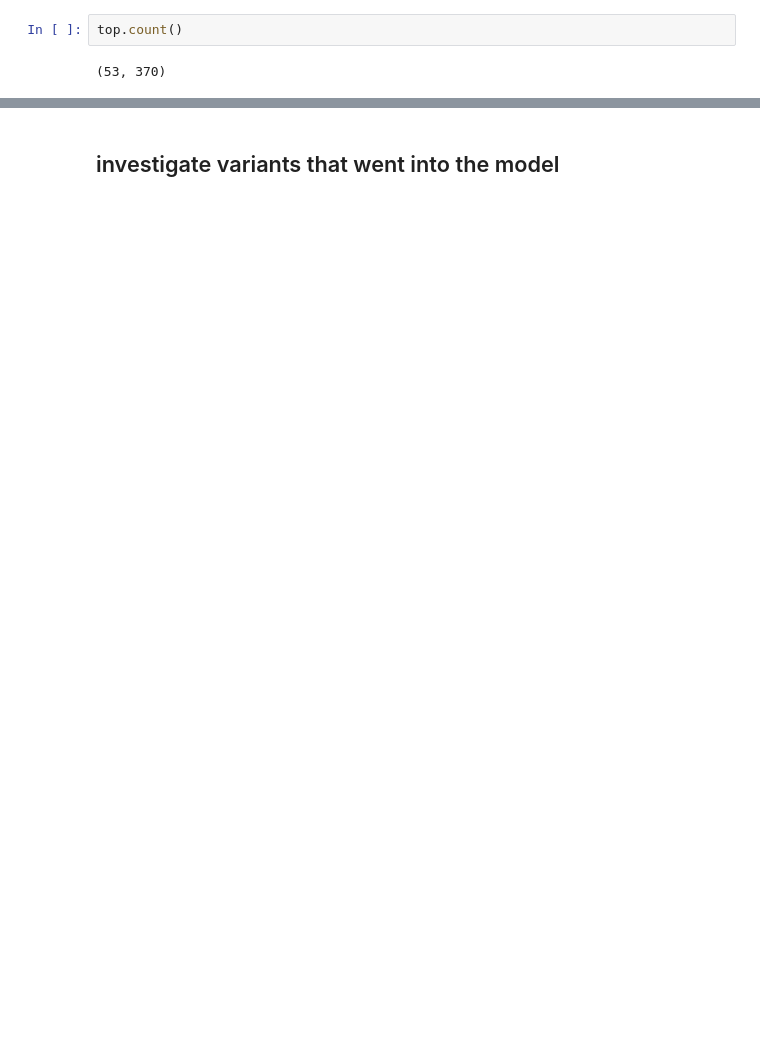
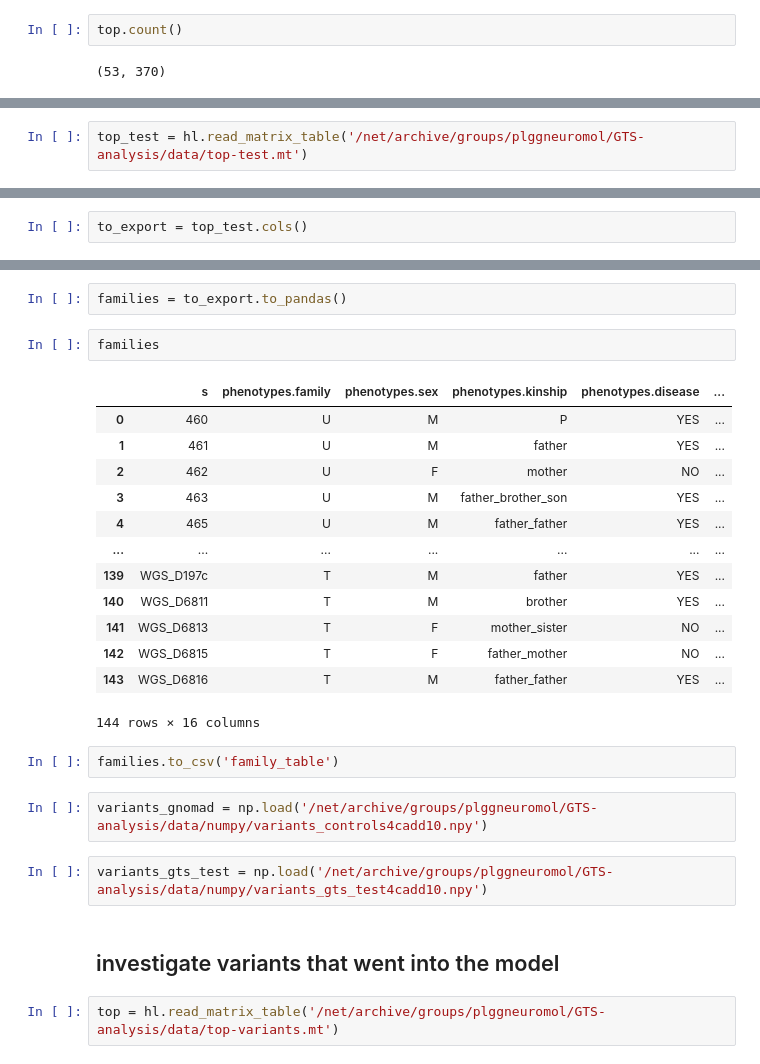
Before and after one commit to ippas/imdik-zekanowski-gts, a Jupyter notebook: GTS-investigate-variants.ipynb, the cells around one changed output, grey strips where cells are left out. Saved outputs shown, nothing was run; the diff lists cells and outputs as text; blank space fills up the shorter version.

```diff
--- a/GTS-investigate-variants.ipynb
+++ b/GTS-investigate-variants.ipynb
@@ -87,0 +184,2 @@ families = top.phenotypes.family.collect()
+# %%
+top_test = hl.read_matrix_table('/net/archive/groups/plggneuromol/GTS-analysis/data/top-test.mt')
@@ -87,0 +278,2 @@ families = top.phenotypes.family.collect()
+# %%
+to_export = top_test.cols()
@@ -88,2 +283,28 @@ families = top.phenotypes.family.collect()
+# %%
+families = to_export.to_pandas()
+# %%
+families
+# %% [output]
+|  | s | phenotypes.family | phenotypes.sex | phenotypes.kinship | phenotypes.disease | ... |
+| 0 | 460 | U | M | P | YES | ... |
+| 1 | 461 | U | M | father | YES | ... |
+| 2 | 462 | U | F | mother | NO | ... |
+| 3 | 463 | U | M | father_brother_son | YES | ... |
+| 4 | 465 | U | M | father_father | YES | ... |
+| ... | ... | ... | ... | ... | ... | ... |
+| 139 | WGS_D197c | T | M | father | YES | ... |
+| 140 | WGS_D6811 | T | M | brother | YES | ... |
+| 141 | WGS_D6813 | T | F | mother_sister | NO | ... |
+| 142 | WGS_D6815 | T | F | father_mother | NO | ... |
+| 143 | WGS_D6816 | T | M | father_father | YES | ... |
+144 rows × 16 columns
+# %%
+families.to_csv('family_table')
+# %%
+variants_gnomad = np.load('/net/archive/groups/plggneuromol/GTS-analysis/data/numpy/variants_controls4cadd10.npy')
+# %%
+variants_gts_test = np.load('/net/archive/groups/plggneuromol/GTS-analysis/data/numpy/variants_gts_test4cadd10.npy')
 # %% [markdown]
 ## investigate variants that went into the model
+# %%
+top = hl.read_matrix_table('/net/archive/groups/plggneuromol/GTS-analysis/data/top-variants.mt')
```
Also changed, not shown: parts of 99 cells of this notebook, 2 other files.
